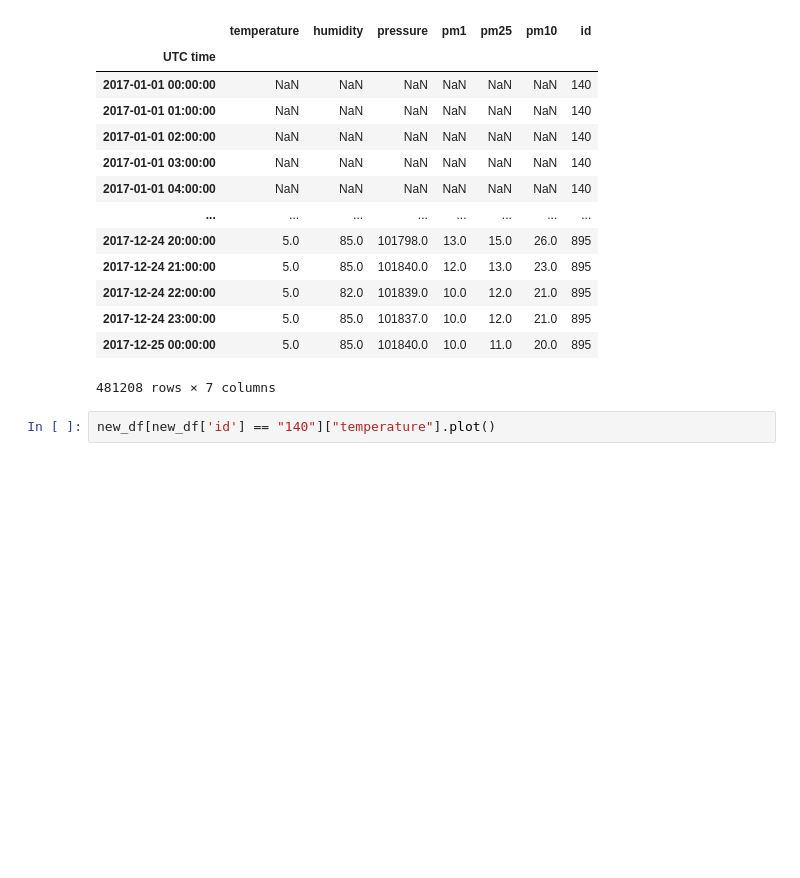
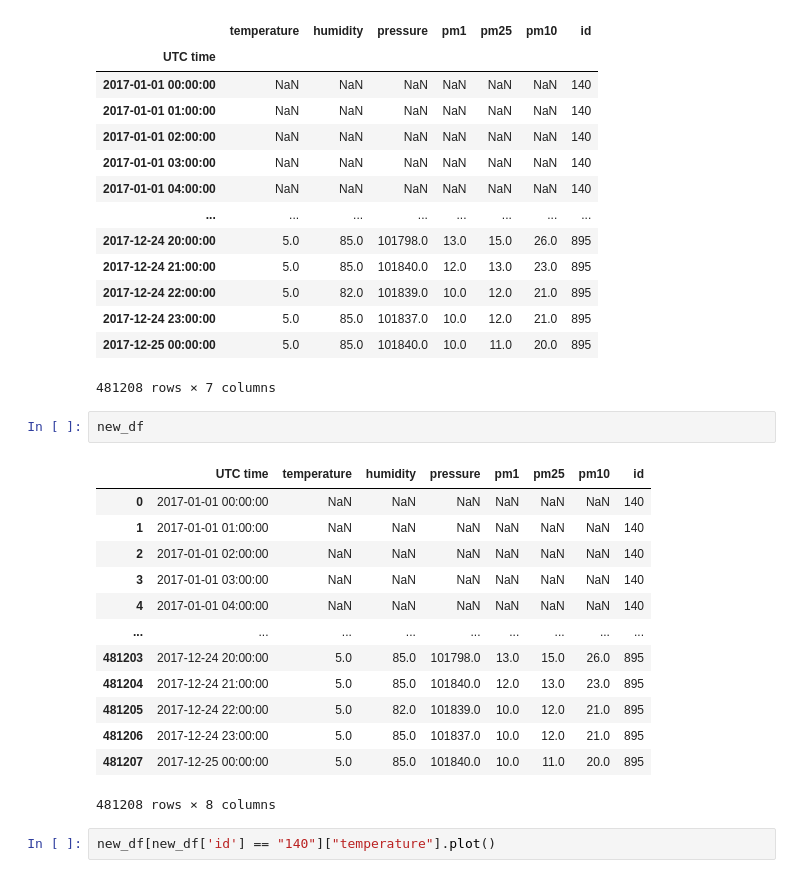
Before and after one commit to ciepielajan/SDA_SMOG_Wawelski, a Jupyter notebook: Jan/folium_HeatMap.ipynb, the cells around one changed output. Saved outputs shown, nothing was run; the diff lists cells and outputs as text; blank space fills up the shorter version.

```diff
--- a/Jan/folium_HeatMap.ipynb
+++ b/Jan/folium_HeatMap.ipynb
@@ -148,6 +148,22 @@ new_df
 | 2017-12-24 23:00:00 | 5.0 | 85.0 | 101837.0 | 10.0 | 12.0 | 21.0 | 895 |
 | 2017-12-25 00:00:00 | 5.0 | 85.0 | 101840.0 | 10.0 | 11.0 | 20.0 | 895 |
 481208 rows × 7 columns
+# %%
+new_df
+# %% [output]
+|  | UTC time | temperature | humidity | pressure | pm1 | pm25 | pm10 | id |
+| 0 | 2017-01-01 00:00:00 | NaN | NaN | NaN | NaN | NaN | NaN | 140 |
+| 1 | 2017-01-01 01:00:00 | NaN | NaN | NaN | NaN | NaN | NaN | 140 |
+| 2 | 2017-01-01 02:00:00 | NaN | NaN | NaN | NaN | NaN | NaN | 140 |
+| 3 | 2017-01-01 03:00:00 | NaN | NaN | NaN | NaN | NaN | NaN | 140 |
+| 4 | 2017-01-01 04:00:00 | NaN | NaN | NaN | NaN | NaN | NaN | 140 |
+| ... | ... | ... | ... | ... | ... | ... | ... | ... |
+| 481203 | 2017-12-24 20:00:00 | 5.0 | 85.0 | 101798.0 | 13.0 | 15.0 | 26.0 | 895 |
+| 481204 | 2017-12-24 21:00:00 | 5.0 | 85.0 | 101840.0 | 12.0 | 13.0 | 23.0 | 895 |
+| 481205 | 2017-12-24 22:00:00 | 5.0 | 82.0 | 101839.0 | 10.0 | 12.0 | 21.0 | 895 |
+| 481206 | 2017-12-24 23:00:00 | 5.0 | 85.0 | 101837.0 | 10.0 | 12.0 | 21.0 | 895 |
+| 481207 | 2017-12-25 00:00:00 | 5.0 | 85.0 | 101840.0 | 10.0 | 11.0 | 20.0 | 895 |
+481208 rows × 8 columns
 # %%
 new_df[new_df['id'] == "140"]["temperature"].plot()
 # %% [output]
```
Also changed, not shown: parts of 6 cells of this notebook.
